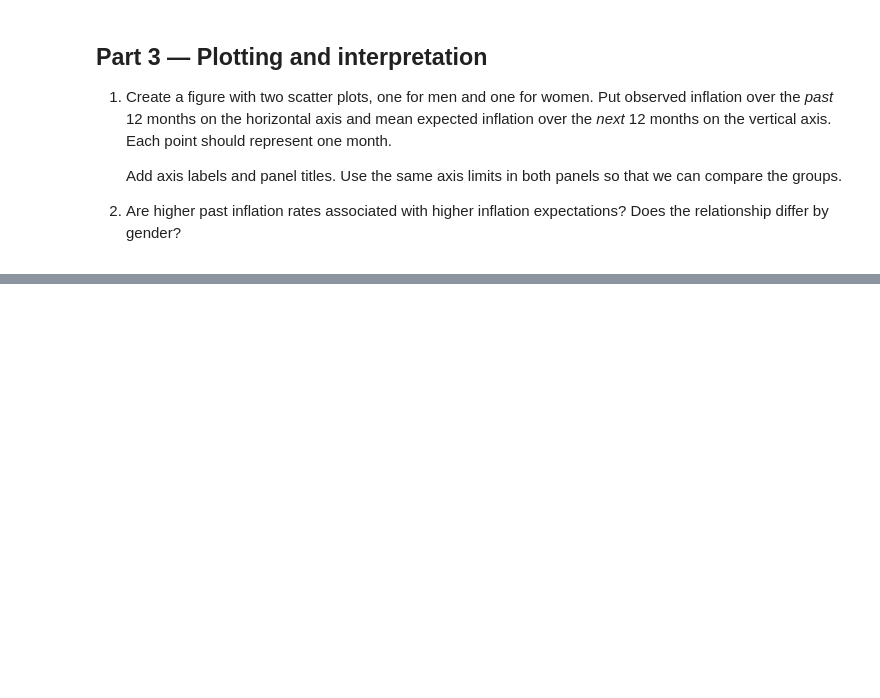
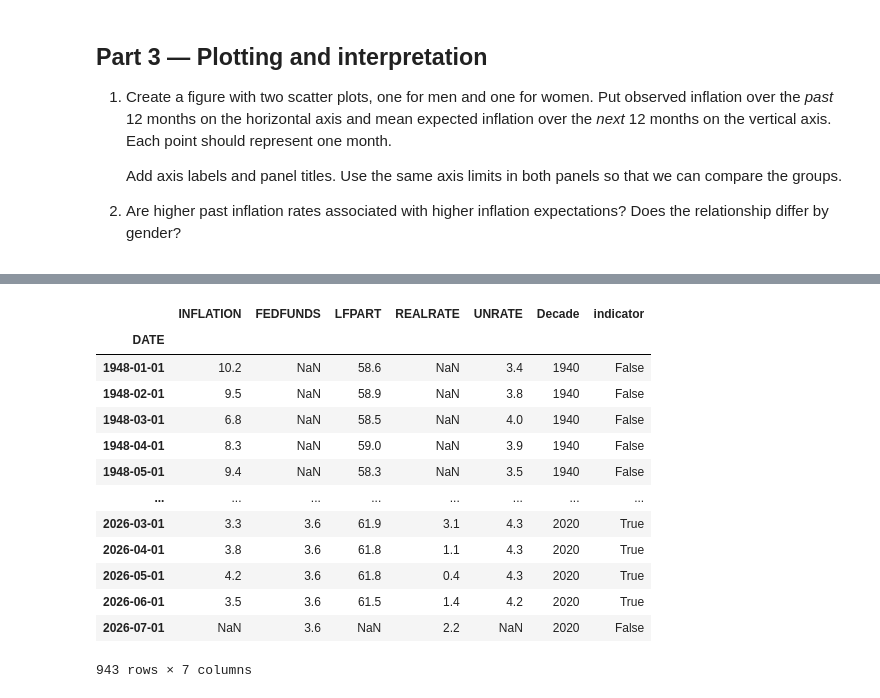
Before and after one commit to pl0gen/TECH2-H26, a Jupyter notebook: workshops/workshop5/workshop5.ipynb, the cells around one changed output, grey strips where cells are left out. Saved outputs shown, nothing was run; the diff lists cells and outputs as text; code cells hidden in the pictures; blank space fills up the shorter version.

```diff
--- a/workshops/workshop5/workshop5.ipynb
+++ b/workshops/workshop5/workshop5.ipynb
@@ -233,0 +175,4 @@ pd.read_csv(file)
+# %%
+#Part 2.
+df = pd.concat(returns, axis = 1, join ="inner", keys = ticker).iloc[1:-1] #Concat is automaticaly outer join
+df.head(10)
@@ -372,3 +359,20 @@ period is 4%.
 
 2. Are higher past inflation rates associated with higher inflation expectations?
    Does the relationship differ by gender?
+# %%
+#PART 1.
+import pandas as pd
+
+files = ["INFLATION","FEDFUNDS","LFPART","REALRATE","UNRATE"]
+DATA_PATH = "../../data/FRED/"
+
+dataframes = []
+for n in files:
+    df = pd.read_csv(f"{DATA_PATH}{n}.csv", parse_dates=["DATE"], index_col=["DATE"])
+    dataframes.append(df)
+
+
+#Part 1.2. Concatenate the list
+
+con = pd.concat(dataframes,axis=1,join="outer")
+con
@@ -374,0 +394,27 @@ period is 4%.
+# %%
+#Part 2.1
+
+con['Decade'] = con.index.year // 10 * 10
+# %%
+# Part 2.2
+variables = ['INFLATION', 'FEDFUNDS', 'LFPART', 'REALRATE', 'UNRATE']
+
+con['indicator'] = con[variables].notna().all(axis=1)
+
+con['indicator'].value_counts()
+con
+# %% [output]
+|  | INFLATION | FEDFUNDS | LFPART | REALRATE | UNRATE | Decade | indicator |
+| DATE |  |  |  |  |  |  |  |
+| 1948-01-01 | 10.2 | NaN | 58.6 | NaN | 3.4 | 1940 | False |
+| 1948-02-01 | 9.5 | NaN | 58.9 | NaN | 3.8 | 1940 | False |
+| 1948-03-01 | 6.8 | NaN | 58.5 | NaN | 4.0 | 1940 | False |
+| 1948-04-01 | 8.3 | NaN | 59.0 | NaN | 3.9 | 1940 | False |
+| 1948-05-01 | 9.4 | NaN | 58.3 | NaN | 3.5 | 1940 | False |
+| ... | ... | ... | ... | ... | ... | ... | ... |
+| 2026-03-01 | 3.3 | 3.6 | 61.9 | 3.1 | 4.3 | 2020 | True |
+| 2026-04-01 | 3.8 | 3.6 | 61.8 | 1.1 | 4.3 | 2020 | True |
+| 2026-05-01 | 4.2 | 3.6 | 61.8 | 0.4 | 4.3 | 2020 | True |
+| 2026-06-01 | 3.5 | 3.6 | 61.5 | 1.4 | 4.2 | 2020 | True |
+| 2026-07-01 | NaN | 3.6 | NaN | 2.2 | NaN | 2020 | False |
+943 rows × 7 columns
```
Also changed, not shown: parts of 14 cells of this notebook.
